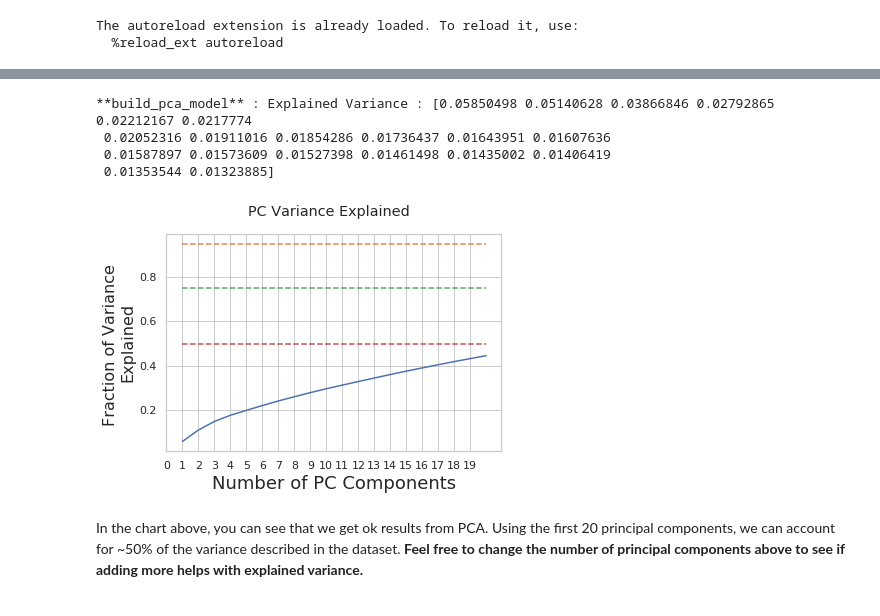
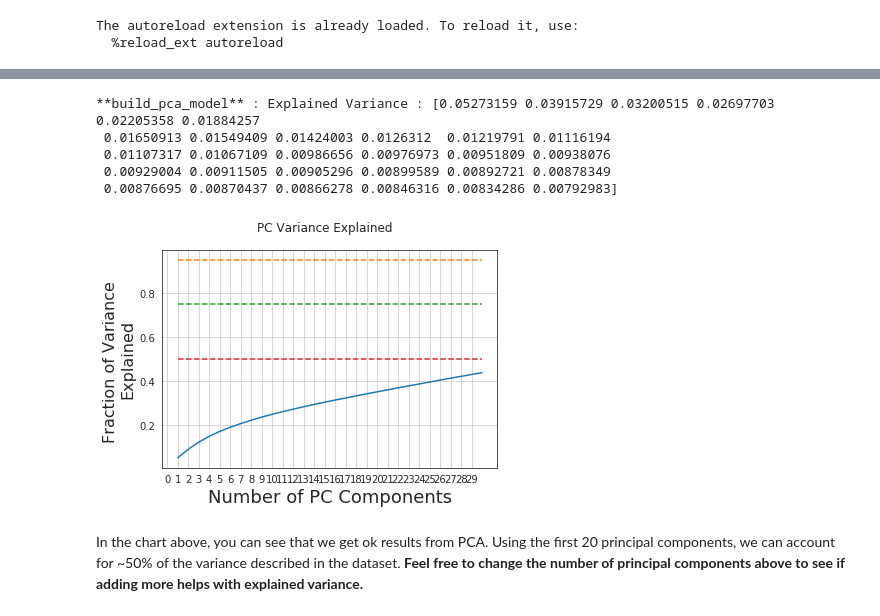
Before and after one commit to dustinvanstee/aicoc-ai-immersion, a Jupyter notebook: Tabular/Lab1-LendingClub-AiImmersion-Solution.ipynb, the cells around one changed output, grey strips where cells are left out. Saved outputs shown, nothing was run; the diff lists cells and outputs as text; code cells hidden in the pictures.

Commit message:
fixes for lending club1

```diff
--- a/Tabular/Lab1-LendingClub-AiImmersion-Solution.ipynb
+++ b/Tabular/Lab1-LendingClub-AiImmersion-Solution.ipynb
@@ -73,7 +77,7 @@ Here we load data that was previously downloaded from lendingclub.com.  For spee
 # %%
-loan_df = load_sample_data('UTSA')
+loan_df = load_sample_data('acc')
 loan_df_orig = loan_df.copy()
-loan_df.head()
+loan_df.head(30)
 # %% [output]
 **load_sample_data** : Setting data location to /gpfs/home/s4s004/vanstee/2019-06-lendingclub-git/rawdata/
 **load_sample_data** : Found 1 files.  CSV files = ['/gpfs/home/s4s004/vanstee/2019-06-lendingclub-git/rawdata/LoanStats_securev1_2016Q1.csv.gz']
@@ -216,12 +245,11 @@ Luckily, we took care to process and clean this data below using a few functions
 # %%
 # The following cleaning of the data makes use of the steps shown below.....
 
-#loan_df1 = drop_sparse_numeric_columns(loan_df)
-#loan_df2 = drop_columns(loan_df1)
-#loan_df3 = impute_columns(loan_df2)
-#loan_df4 = handle_employee_length(loan_df3)
-#loan_df5 = handle_revol_util(loan_df4)
-#loan_df6 = drop_rows(loan_df5)
-
-loan_df = clean_lendingclub_data(loan_df)
+# loan_df1 = drop_sparse_numeric_columns(loan_df, threshold=0.03)
+loan_df1 = drop_sparse_columns(loan_df,pct_missing_threshold=0.6)
+loan_df2 = impute_columns(loan_df1)
+loan_df3 = handle_employee_length(loan_df2)
+loan_df4 = handle_revol_util(loan_df3)
+loan_df = loan_df4
+columns_with_nans(loan_df4)
 # %% [output]
@@ -530,13 +568,15 @@ A simple way to think about PCA is that it helps compress the data in a lossy re
 This will also be used to help us visualize the data as you will see below
 # %%
 # Dimension Reduction using PCA
-my_analysis.build_pca_model(n_components=20)
+# PCA model saved in data structure ..
+my_analysis.build_pca_model(n_components=30)
 # %% [output]
-**build_pca_model** : Explained Variance : [0.05850498 0.05140628 0.03866846 0.02792865 0.02212167 0.0217774
- 0.02052316 0.01911016 0.01854286 0.01736437 0.01643951 0.01607636
- 0.01587897 0.01573609 0.01527398 0.01461498 0.01435002 0.01406419
- 0.01353544 0.01323885]
+**build_pca_model** : Explained Variance : [0.05273159 0.03915729 0.03200515 0.02697703 0.02205358 0.01884257
+ 0.01650913 0.01549409 0.01424003 0.0126312  0.01219791 0.01116194
+ 0.01107317 0.01067109 0.00986656 0.00976973 0.00951809 0.00938076
+ 0.00929004 0.00911505 0.00905296 0.00899589 0.00892721 0.00878349
+ 0.00876695 0.00870437 0.00866278 0.00846316 0.00834286 0.00792983]
-[figure, old version]
+[figure, new version]
 # %% [markdown]
 In the chart above, you can see that we get ok results from PCA.  Using the first 20 principal components, we can account for ~50% of the variance described in the dataset.  **Feel free to change the number of principal components above to see if adding more helps with explained variance.**
 # %% [markdown]
```
Also changed, not shown: parts of 42 cells of this notebook, 5 other files.
